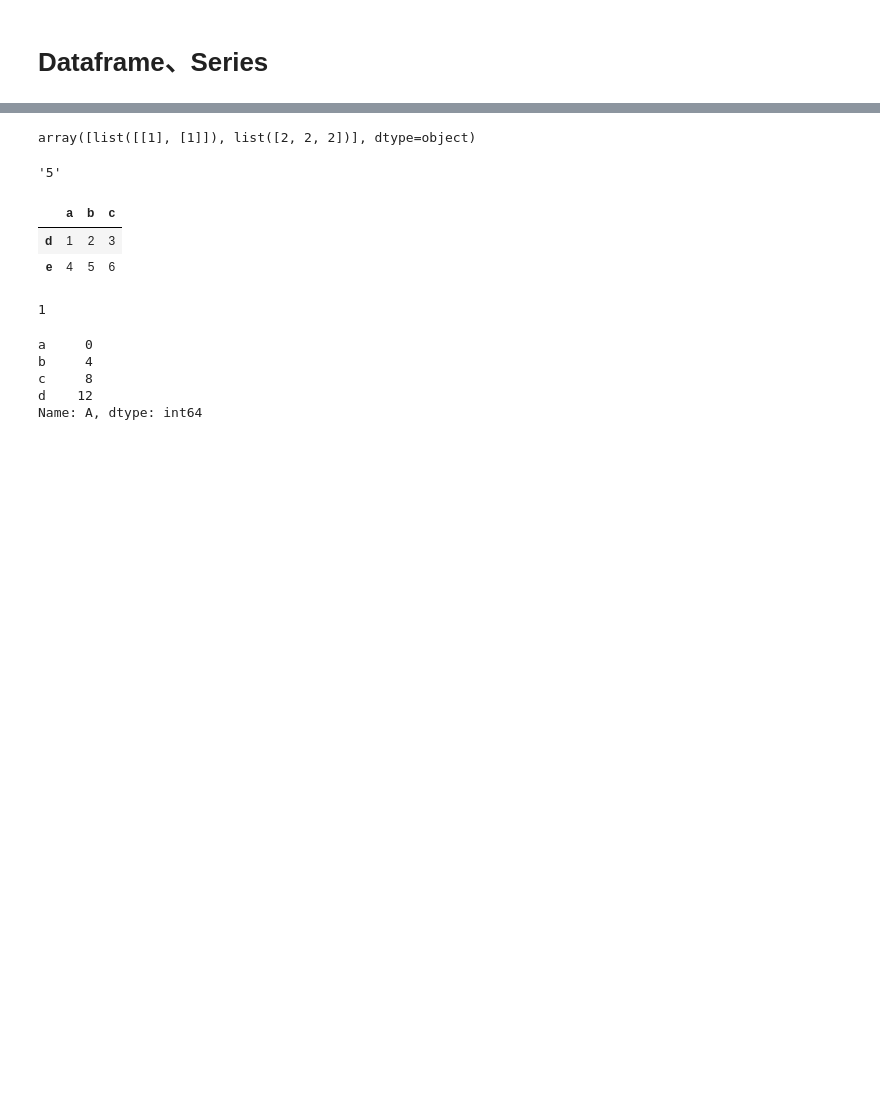
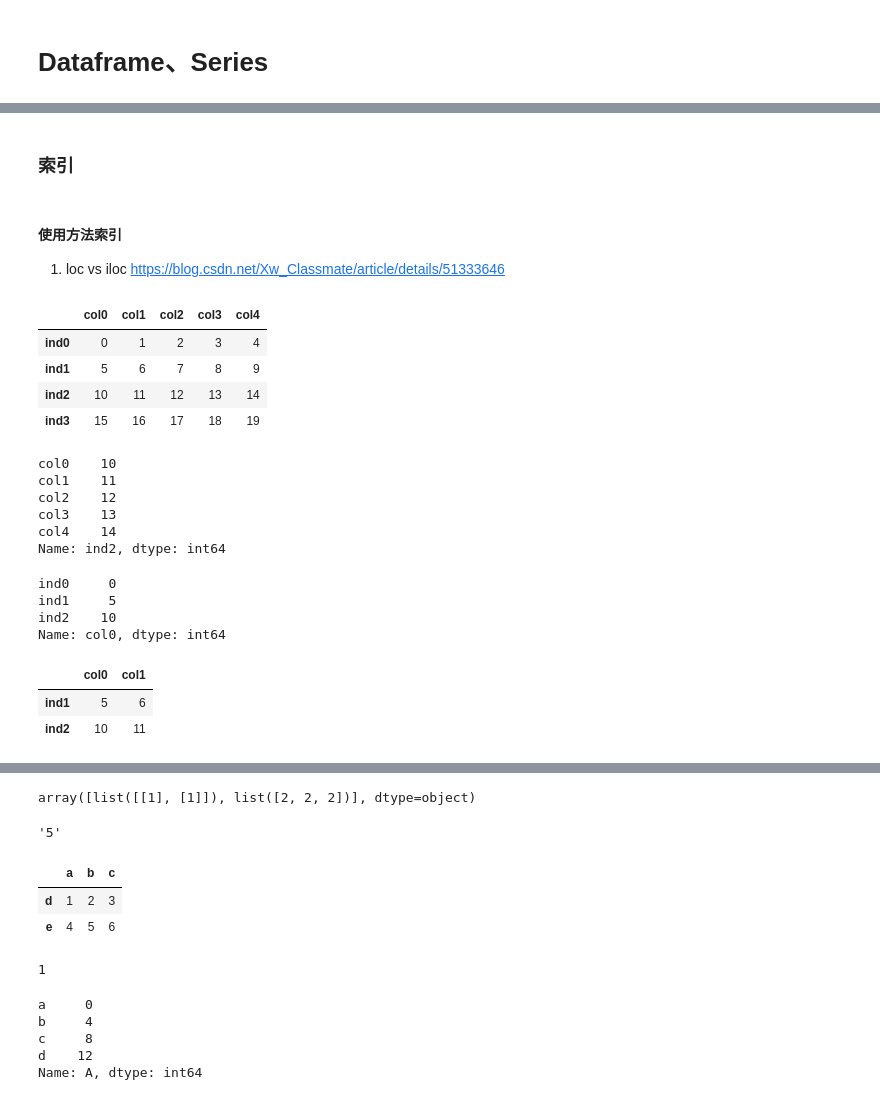
Before and after one commit to maoweixy/AI, a Jupyter notebook: 0Test/NP_PD_test.ipynb, the cells around one changed output, grey strips where cells are left out. Drawn from its saved outputs; the diff is of its cells as text; code cells hidden in the pictures; blank space fills up the shorter version.

```diff
--- a/0Test/NP_PD_test.ipynb
+++ b/0Test/NP_PD_test.ipynb
@@ -51,0 +85,35 @@ df1
+# %% [markdown]
+### 索引
+# %% [markdown]
+#### 使用方法索引
+1. loc vs iloc https://blog.csdn.net/Xw_Classmate/article/details/51333646
+# %%
+#loc是对行标签、列标签进行索引；iloc是对行号、列号进行索引
+df=pd.DataFrame(np.arange(20).reshape(4,5),index=['ind0','ind1','ind2','ind3'],columns=['col0','col1','col2','col3','col4'])
+df
+#索引行
+df.loc['ind2']
+
+#索引列.当然获取某列数据最直接的方式是df.[列标签]，但是当列标签未知时可以通过这种方式获取列数据
+df.loc[:'ind2', 'col0']
+
+df.iloc[1:3,0:2]
+# %% [output]
+|  | col0 | col1 | col2 | col3 | col4 |
+| ind0 | 0 | 1 | 2 | 3 | 4 |
+| ind1 | 5 | 6 | 7 | 8 | 9 |
+| ind2 | 10 | 11 | 12 | 13 | 14 |
+| ind3 | 15 | 16 | 17 | 18 | 19 |
+col0    10
+col1    11
+col2    12
+col3    13
+col4    14
+Name: ind2, dtype: int64
+ind0     0
+ind1     5
+ind2    10
+Name: col0, dtype: int64
+|  | col0 | col1 |
+| ind1 | 5 | 6 |
+| ind2 | 10 | 11 |
```
Also changed, not shown: parts of 22 cells of this notebook, 2 other files.
